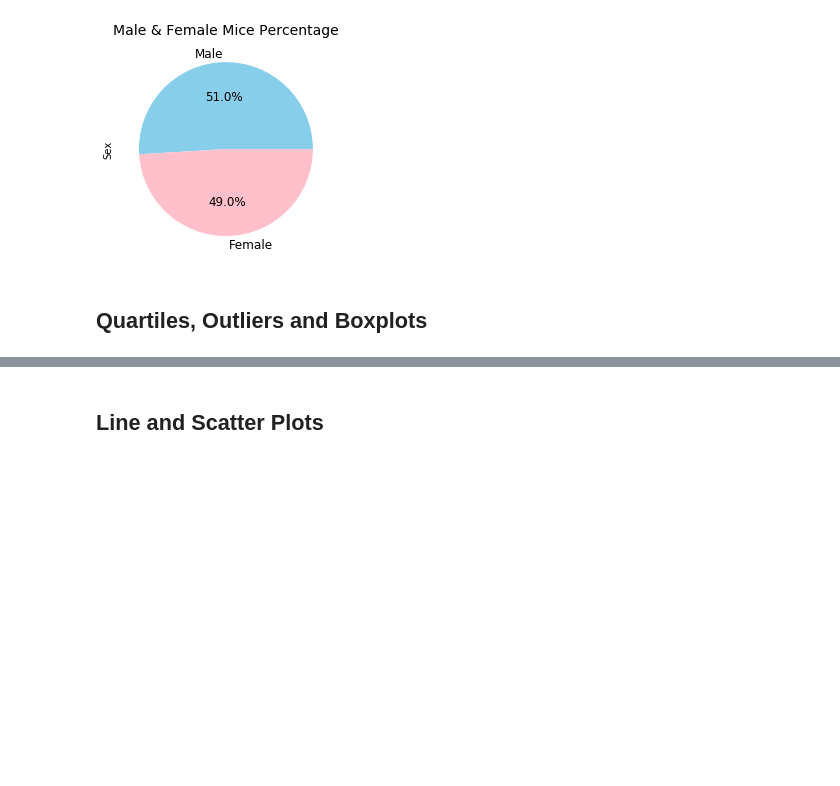
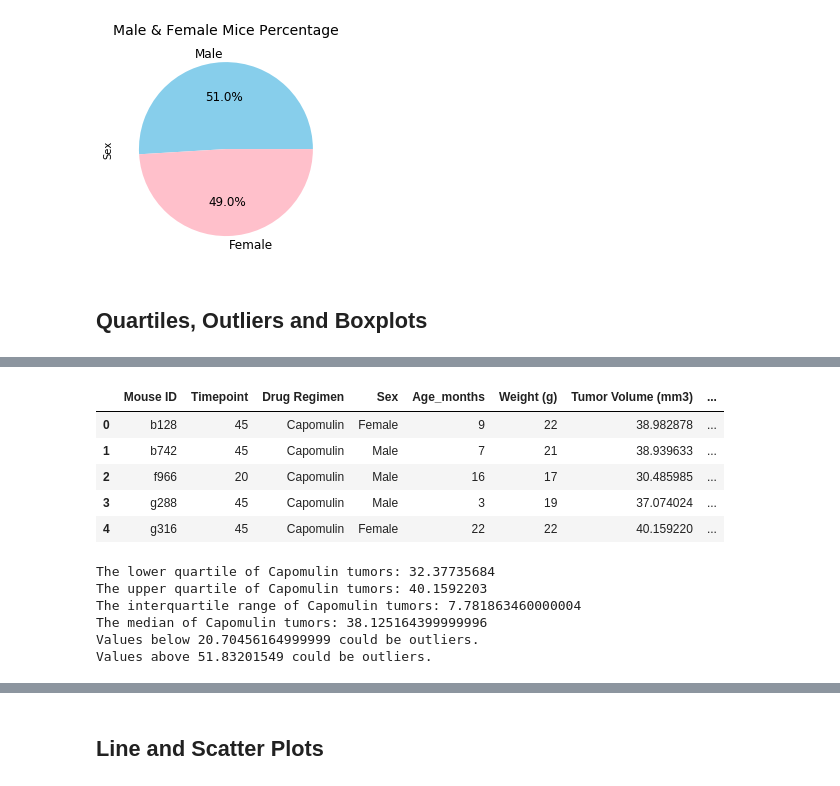
Before and after one commit to Sushil100040/Matplotlib_challenge, a Jupyter notebook: Pymaceuticals/pymaceuticals_starter.ipynb, the cells around one changed output, grey strips where cells are left out. Drawn from its saved outputs; the diff is of its cells as text; code cells hidden in the pictures; blank space fills up the shorter version.

```diff
--- a/Pymaceuticals/pymaceuticals_starter.ipynb
+++ b/Pymaceuticals/pymaceuticals_starter.ipynb
@@ -297,0 +282,52 @@ Ceftamin's potential outliers: Series([], Name: Tumor Volume (mm3), dtype: float
+# %%
+#Creating dataframes specific to regimens:Capomulin, Ramicane, Infubinol, and Ceftamin
+
+capomulin_df = clean_df.loc[clean_df["Drug Regimen"] == "Capomulin", :]
+ramicane_df = clean_df.loc[clean_df["Drug Regimen"] == "Ramicane", :]
+infubinol_df = clean_df.loc[clean_df["Drug Regimen"] == "Infubinol", :]
+ceftamin_df = clean_df.loc[clean_df["Drug Regimen"] == "Ceftamin", :]
+# %%
+# For Capomulin
+#Grouping the dataframe "capomulin_df" by Mouse Id and then getting the maximum values from all columns
+capomulin_last = capomulin_df.groupby('Mouse ID').max()
+#Then selecting Timepoint for each Mouse ID
+capomulin_last_max=capomulin_last['Timepoint']
+
+#Creating dataframe consisting of Timepoint and MouseID that we calculated above
+capomulin_vol=pd.DataFrame(capomulin_last_max)
+#merging the dataframe with the merged_df
+capomulin_merge = pd.merge(capomulin_vol,merged_df, on=("Mouse ID", "Timepoint"), how="left")
+capomulin_merge.head()
+# %% [output]
+|  | Mouse ID | Timepoint | Drug Regimen | Sex | Age_months | Weight (g) | Tumor Volume (mm3) | ... |
+| 0 | b128 | 45 | Capomulin | Female | 9 | 22 | 38.982878 | ... |
+| 1 | b742 | 45 | Capomulin | Male | 7 | 21 | 38.939633 | ... |
+| 2 | f966 | 20 | Capomulin | Male | 16 | 17 | 30.485985 | ... |
+| 3 | g288 | 45 | Capomulin | Male | 3 | 19 | 37.074024 | ... |
+| 4 | g316 | 45 | Capomulin | Female | 22 | 22 | 40.159220 | ... |
+# %%
+#Getting the Tumor Volume from the merged table
+capomulin_tumors = capomulin_merge["Tumor Volume (mm3)"]
+
+#calculating the quartiles, iqr and lower and upper bound to find the outliers
+quartiles =capomulin_tumors.quantile([.25,.5,.75])
+lowerq = quartiles[0.25]
+upperq = quartiles[0.75]
+median = quartiles[0.5]
+iqr = upperq-lowerq
+lower_bound = lowerq - (1.5*iqr)
+upper_bound = upperq + (1.5*iqr)
+
+print(f"The lower quartile of Capomulin tumors: {lowerq}")
+print(f"The upper quartile of Capomulin tumors: {upperq}")
+print(f"The interquartile range of Capomulin tumors: {iqr}")
+print(f"The median of Capomulin tumors: {median} ")
+print(f"Values below {lower_bound} could be outliers.")
+print(f"Values above {upper_bound} could be outliers.")
+# %% [output]
+The lower quartile of Capomulin tumors: 32.37735684
+The upper quartile of Capomulin tumors: 40.1592203
+The interquartile range of Capomulin tumors: 7.781863460000004
+The median of Capomulin tumors: 38.125164399999996
+Values below 20.70456164999999 could be outliers.
+Values above 51.83201549 could be outliers.
```
Also changed, not shown: parts of 12 cells of this notebook.
